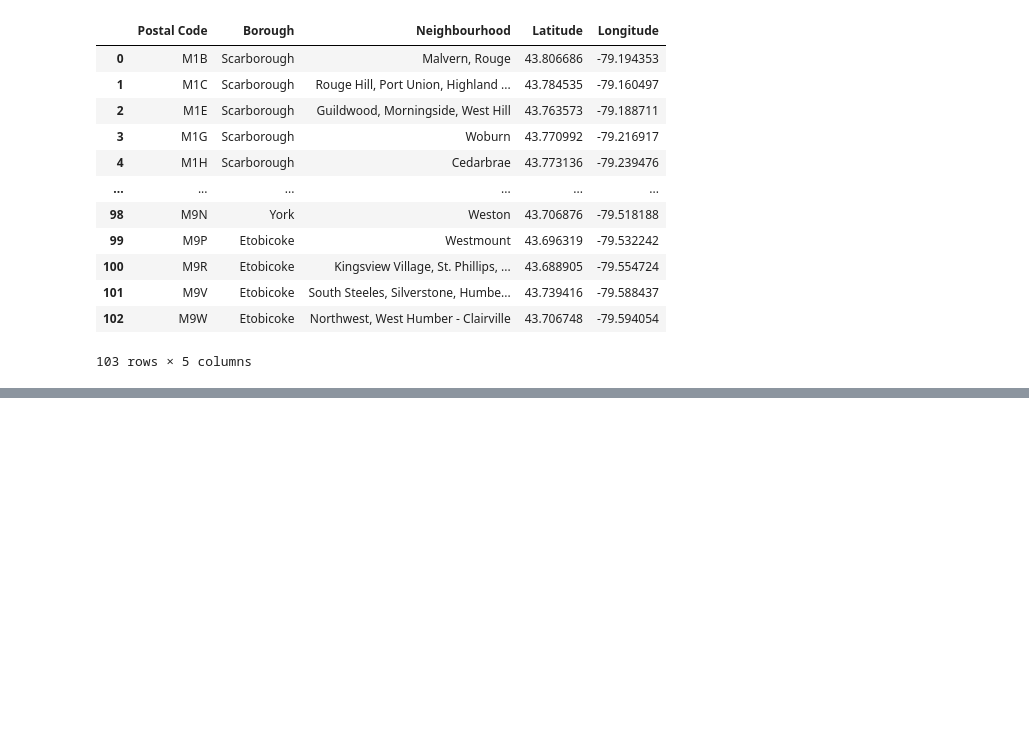
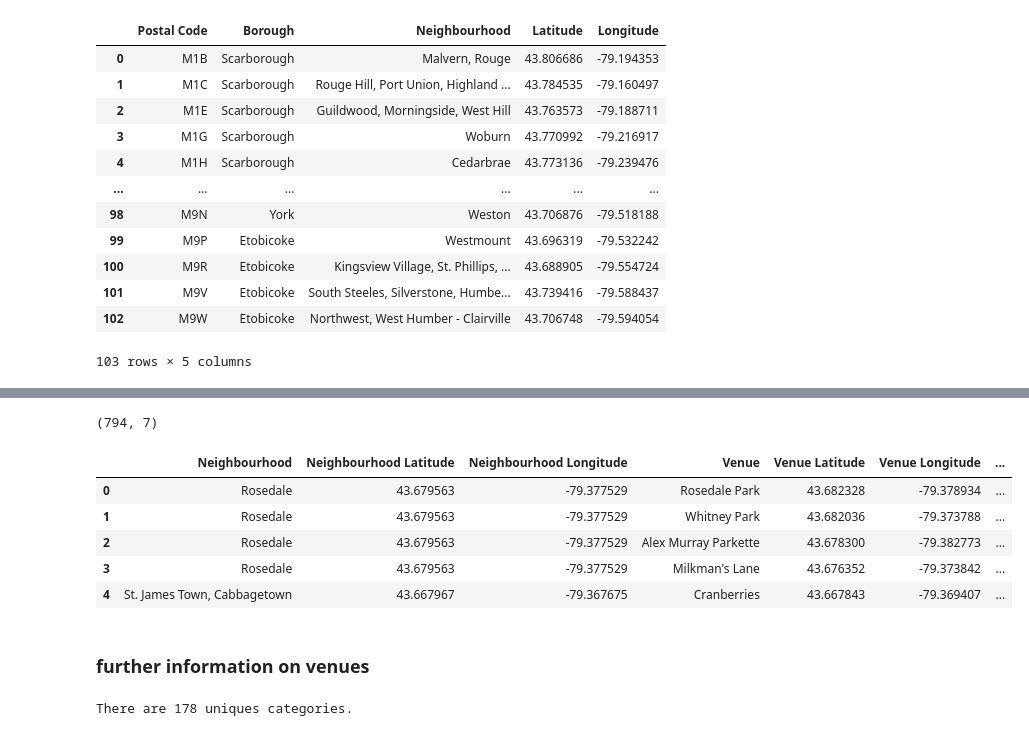
Before and after one commit to chiradeep05/github-example, a Jupyter notebook: Neighbourhoods.ipynb, the cells around one changed output, grey strips where cells are left out. Saved outputs shown, nothing was run; the diff lists cells and outputs as text; code cells hidden in the pictures; blank space fills up the shorter version.

```diff
--- a/Neighbourhoods.ipynb
+++ b/Neighbourhoods.ipynb
@@ -63,0 +154,4 @@ df_final
+# %%
+#get all boroughs in downtown Toronto
+toronto_data = df_final[df_final['Borough'] =='Downtown Toronto'].reset_index(drop=True)
+toronto_data.head()
@@ -63,0 +165,17 @@ df_final
+# %%
+map_Toronto = folium.Map(location=[latitude, longitude], zoom_start=11)
+
+# add markers to map
+for lat, lng, label in zip(toronto_data['Latitude'], toronto_data['Longitude'], toronto_data['Neighbourhood']):
+    label = folium.Popup(label, parse_html=True)
+    folium.CircleMarker(
+        [lat, lng],
+        radius=5,
+        popup=label,
+        color='blue',
+        fill=True,
+        fill_color='#3186cc',
+        fill_opacity=0.7,
+        parse_html=False).add_to(map_Toronto)
+
+map_Toronto
@@ -63,0 +186,8 @@ df_final
+# %%
+CLIENT_ID = 'AQJHMOUGV0I4GTT4MCVTEETMU3AHJZBWWD3M5VVI1KXZAIY3'
+CLIENT_SECRET = 'QQI1EPSBK1I1R5FPDAUC2J125OVDA45ZDXGPHGQ4NY0YCI4C'
+VERSION = '20180605' # Foursquare API version
+
+print('Your credentails:')
+print('CLIENT_ID: ' + CLIENT_ID)
+print('CLIENT_SECRET:' + CLIENT_SECRET)
@@ -63,0 +238,5 @@ df_final
+# %%
+torronto_venues = getNearbyVenues(names=toronto_data['Neighbourhood'],
+                                   latitudes=toronto_data['Latitude'],
+                                   longitudes=toronto_data['Longitude']
+                                  )
@@ -63,0 +263,19 @@ df_final
+# %%
+# count of venues returned from Four square
+print(torronto_venues.shape)
+torronto_venues.head()
+# %% [output]
+(794, 7)
+|  | Neighbourhood | Neighbourhood Latitude | Neighbourhood Longitude | Venue | Venue Latitude | Venue Longitude | ... |
+| 0 | Rosedale | 43.679563 | -79.377529 | Rosedale Park | 43.682328 | -79.378934 | ... |
+| 1 | Rosedale | 43.679563 | -79.377529 | Whitney Park | 43.682036 | -79.373788 | ... |
+| 2 | Rosedale | 43.679563 | -79.377529 | Alex Murray Parkette | 43.678300 | -79.382773 | ... |
+| 3 | Rosedale | 43.679563 | -79.377529 | Milkman's Lane | 43.676352 | -79.373842 | ... |
+| 4 | St. James Town, Cabbagetown | 43.667967 | -79.367675 | Cranberries | 43.667843 | -79.369407 | ... |
+# %% [markdown]
+### further information on venues
+# %%
+torronto_venues.groupby('Neighbourhood').count()
+print('There are {} uniques categories.'.format(len(torronto_venues['Venue Category'].unique())))
+# %% [output]
+There are 178 uniques categories.
```
Also changed, not shown: parts of 14 cells of this notebook.
